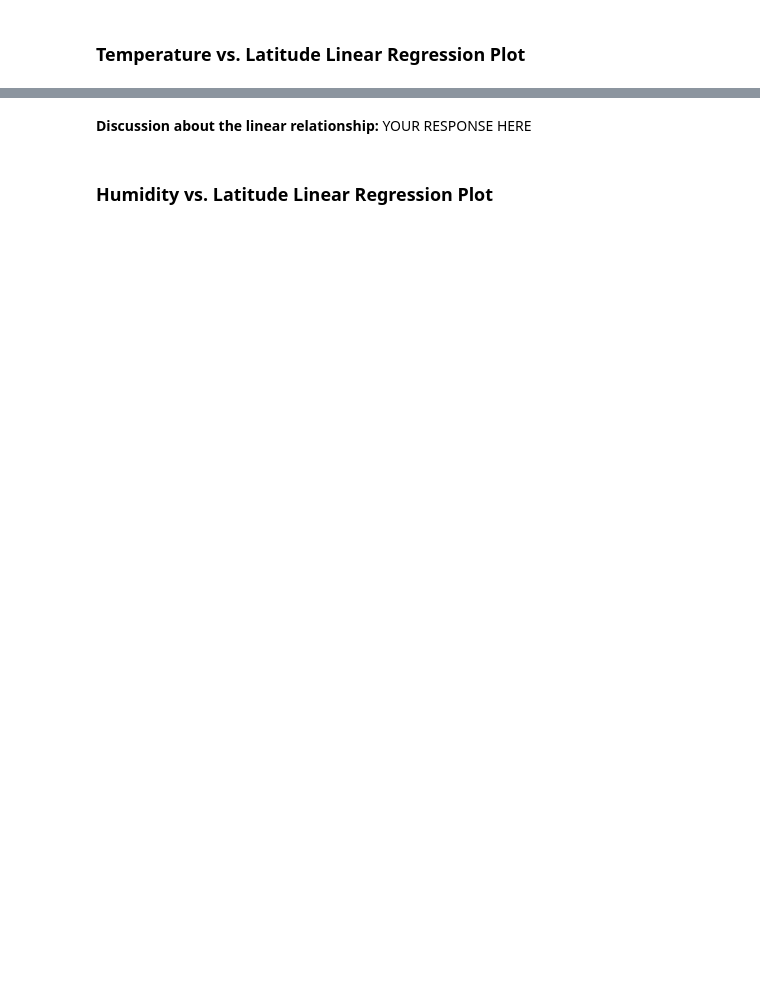
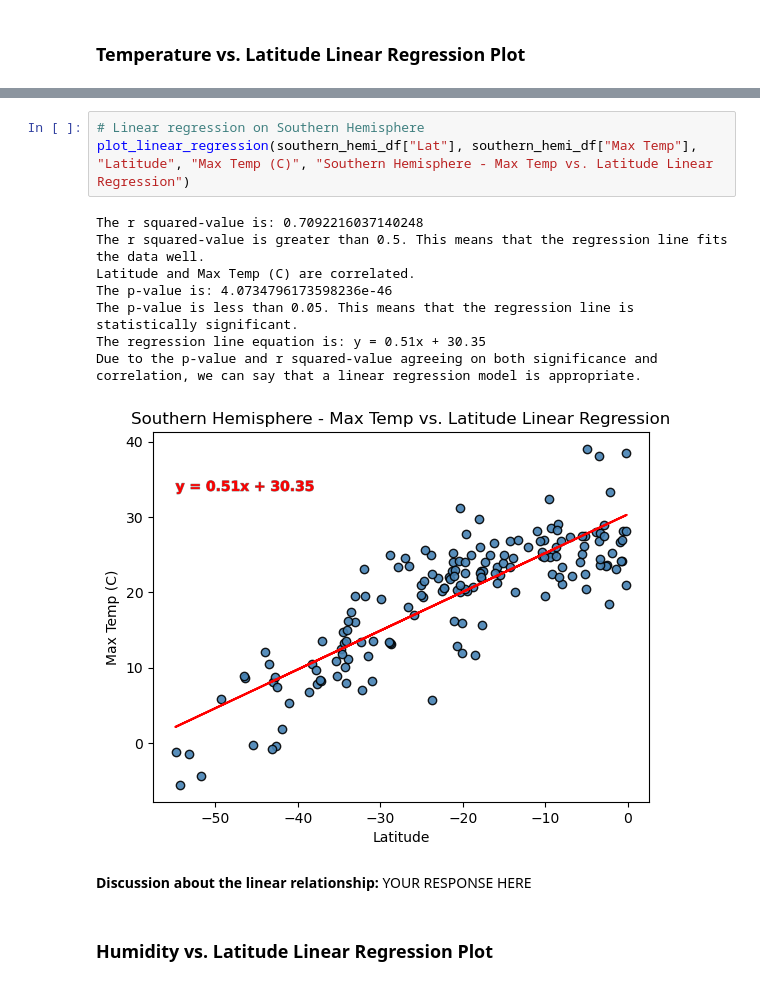
Before and after one commit to SwagmasterMatt/python-api-challenge, a Jupyter notebook: WeatherPy/WeatherPy.ipynb, the cells around one changed output, grey strips where cells are left out. Drawn from its saved outputs; the diff is of its cells as text; blank space fills up the shorter version.

```diff
--- a/WeatherPy/WeatherPy.ipynb
+++ b/WeatherPy/WeatherPy.ipynb
@@ -355,3 +455,15 @@ The r-value is: 0.4121057168607245
+# %%
+# Linear regression on Southern Hemisphere
+plot_linear_regression(southern_hemi_df["Lat"], southern_hemi_df["Max Temp"], "Latitude", "Max Temp (C)", "Southern Hemisphere - Max Temp vs. Latitude Linear Regression")
+# %% [output]
+The r squared-value is: 0.7092216037140248
+The r squared-value is greater than 0.5. This means that the regression line fits the data well.
+Latitude and Max Temp (C) are correlated.
+The p-value is: 4.0734796173598236e-46
+The p-value is less than 0.05. This means that the regression line is statistically significant.
+The regression line equation is: y = 0.51x + 30.35
+Due to the p-value and r squared-value agreeing on both significance and correlation, we can say that a linear regression model is appropriate.
+[figure, added]
 # %% [markdown]
 **Discussion about the linear relationship:** YOUR RESPONSE HERE
 # %% [markdown]
```
Also changed, not shown: parts of 22 cells of this notebook.
